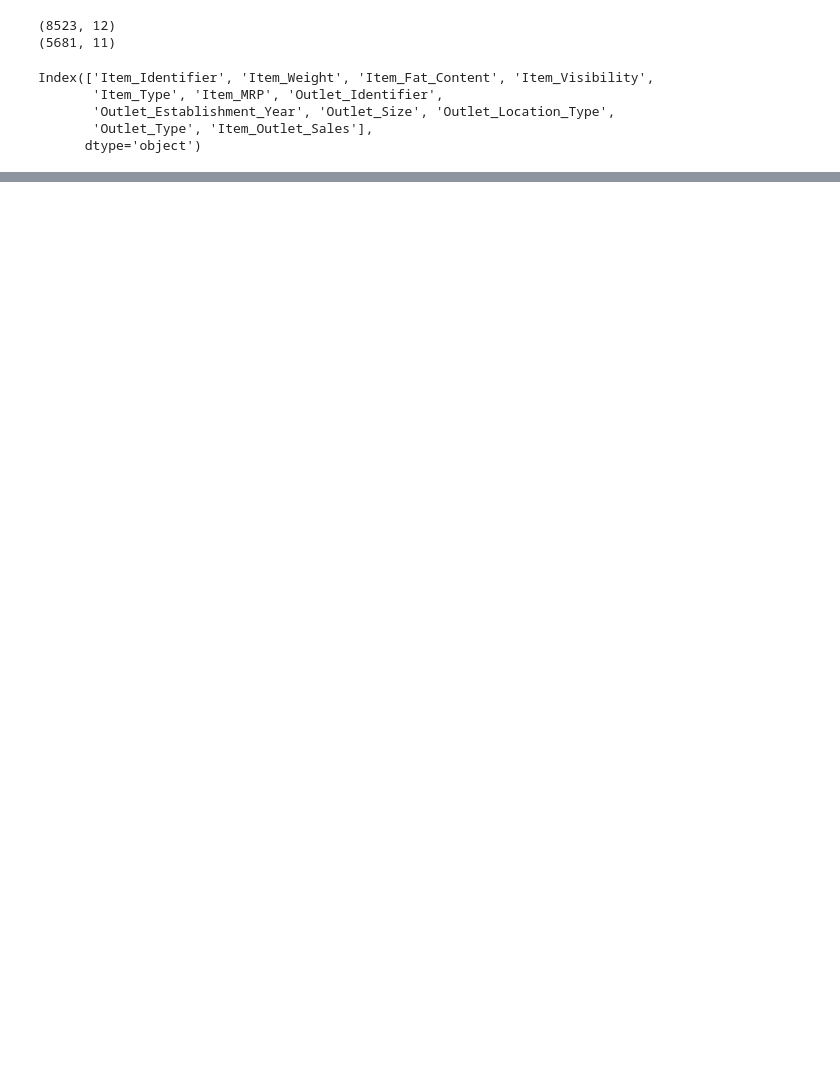
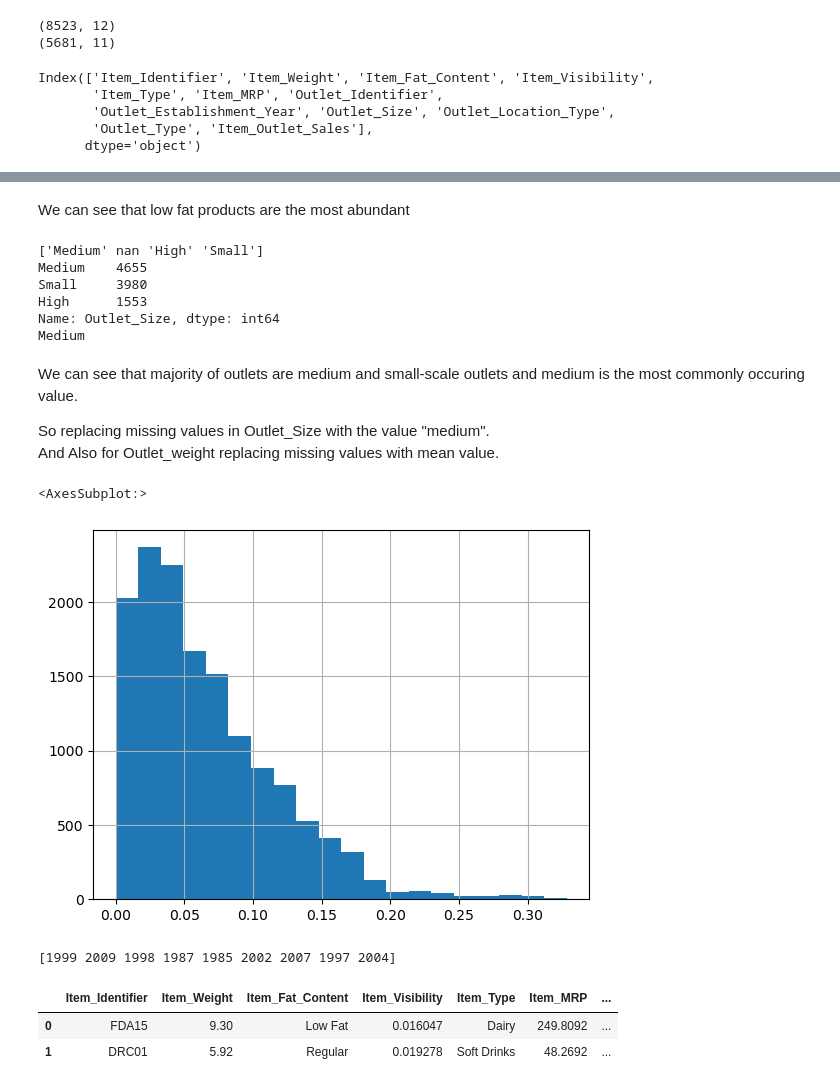
Before and after one commit to x-Rahul/Machine-Learning-and-Ai, a Jupyter notebook: Bigmart Sales/bigmartsales.ipynb, the cells around one changed output, grey strips where cells are left out. Saved outputs shown, nothing was run; the diff lists cells and outputs as text; code cells hidden in the pictures; blank space fills up the shorter version.

```diff
--- a/Bigmart Sales/bigmartsales.ipynb
+++ b/Bigmart Sales/bigmartsales.ipynb
@@ -39,3 +42,10 @@ Index(['Item_Identifier', 'Item_Weight', 'Item_Fat_Content', 'Item_Visibility',
        'Outlet_Establishment_Year', 'Outlet_Size', 'Outlet_Location_Type',
        'Outlet_Type', 'Item_Outlet_Sales'],
       dtype='object')
+# %%
+# Combine Both train and test data sets
+x_train['source'] = 'x_train'
+x_test['source'] = 'x_test'
+df= pd.concat([x_train, x_test], ignore_index=True)
+print(df.shape)
+df.head()
@@ -41,0 +104,39 @@ Index(['Item_Identifier', 'Item_Weight', 'Item_Fat_Content', 'Item_Visibility',
+# %% [markdown]
+We can see that low fat products are the most abundant
+# %%
+print(df['Outlet_Size'].unique())
+print(df['Outlet_Size'].value_counts())
+print(df['Outlet_Size'].mode()[0])
+# %% [output]
+['Medium' nan 'High' 'Small']
+Medium    4655
+Small     3980
+High      1553
+Name: Outlet_Size, dtype: int64
+Medium
+# %% [markdown]
+We can see that majority of outlets are medium and small-scale outlets and medium is the most commonly occuring value.<br>
+
+So replacing missing values in Outlet_Size with the value "medium".<br>
+And Also for Outlet_weight replacing missing values with mean value.
+# %%
+df['Outlet_Size'] = df['Outlet_Size'].fillna( df['Outlet_Size'].mode()[0] )
+df['Item_Weight'] = df['Item_Weight'].fillna( df['Item_Weight'].mean() )
+# %%
+# plot histogram to reveal the distribution of Item_Visibility column
+df['Item_Visibility'].hist(bins=20)
+# %% [output]
+<AxesSubplot:>
+[figure, added]
+# %%
+print(df['Outlet_Establishment_Year'].unique())
+# %% [output]
+[1999 2009 1998 1987 1985 2002 2007 1997 2004]
+# %%
+# Calculate Outlet_Age and adding column
+df['Outlet_Age']= 2022 - df['Outlet_Establishment_Year']
+df.head(2)
+# %% [output]
+|  | Item_Identifier | Item_Weight | Item_Fat_Content | Item_Visibility | Item_Type | Item_MRP | ... |
+| 0 | FDA15 | 9.30 | Low Fat | 0.016047 | Dairy | 249.8092 | ... |
+| 1 | DRC01 | 5.92 | Regular | 0.019278 | Soft Drinks | 48.2692 | ... |
```
Also changed, not shown: parts of 17 cells of this notebook.
